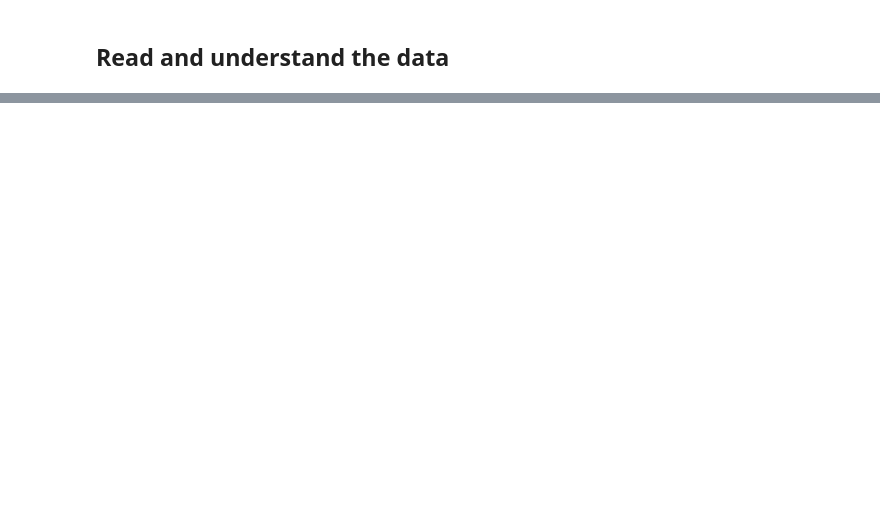
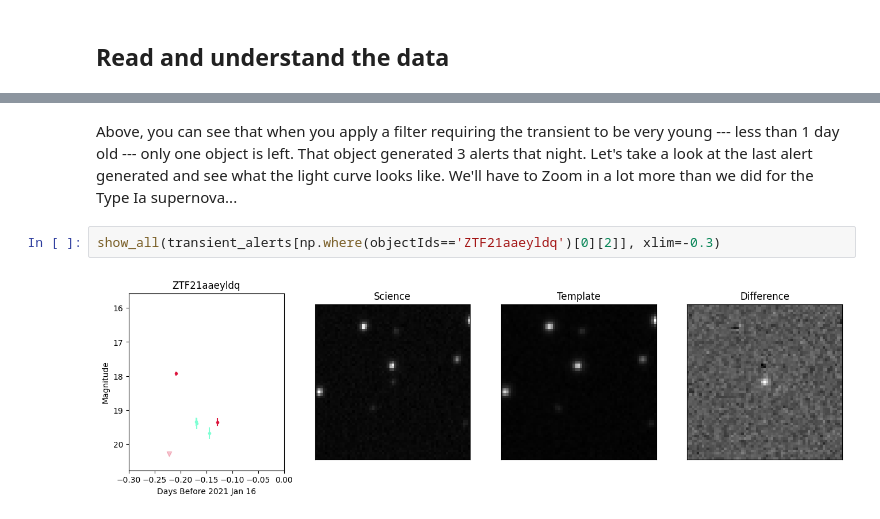
Before and after one commit to annayqho/LSST_summer_school_2025_Flatiron, a Jupyter notebook: Fast_Transients_Ho.ipynb, the cells around one changed output, grey strips where cells are left out. Drawn from its saved outputs; the diff is of its cells as text; blank space fills up the shorter version.

```diff
--- a/Fast_Transients_Ho.ipynb
+++ b/Fast_Transients_Ho.ipynb
@@ -378,0 +367,6 @@ Follow-up observations of ZTF21aagwbjr, prompted by the optical fast transient d
+# %% [markdown]
+Above, you can see that when you apply a filter requiring the transient to be very young --- less than 1 day old --- only one object is left. That object generated 3 alerts that night. Let's take a look at the last alert generated and see what the light curve looks like. We'll have to Zoom in a lot more than we did for the Type Ia supernova...
+# %%
+show_all(transient_alerts[np.where(objectIds=='ZTF21aaeyldq')[0][2]], xlim=-0.3)
+# %% [output]
+[figure, added]
```
Also changed, not shown: parts of 99 cells of this notebook.
